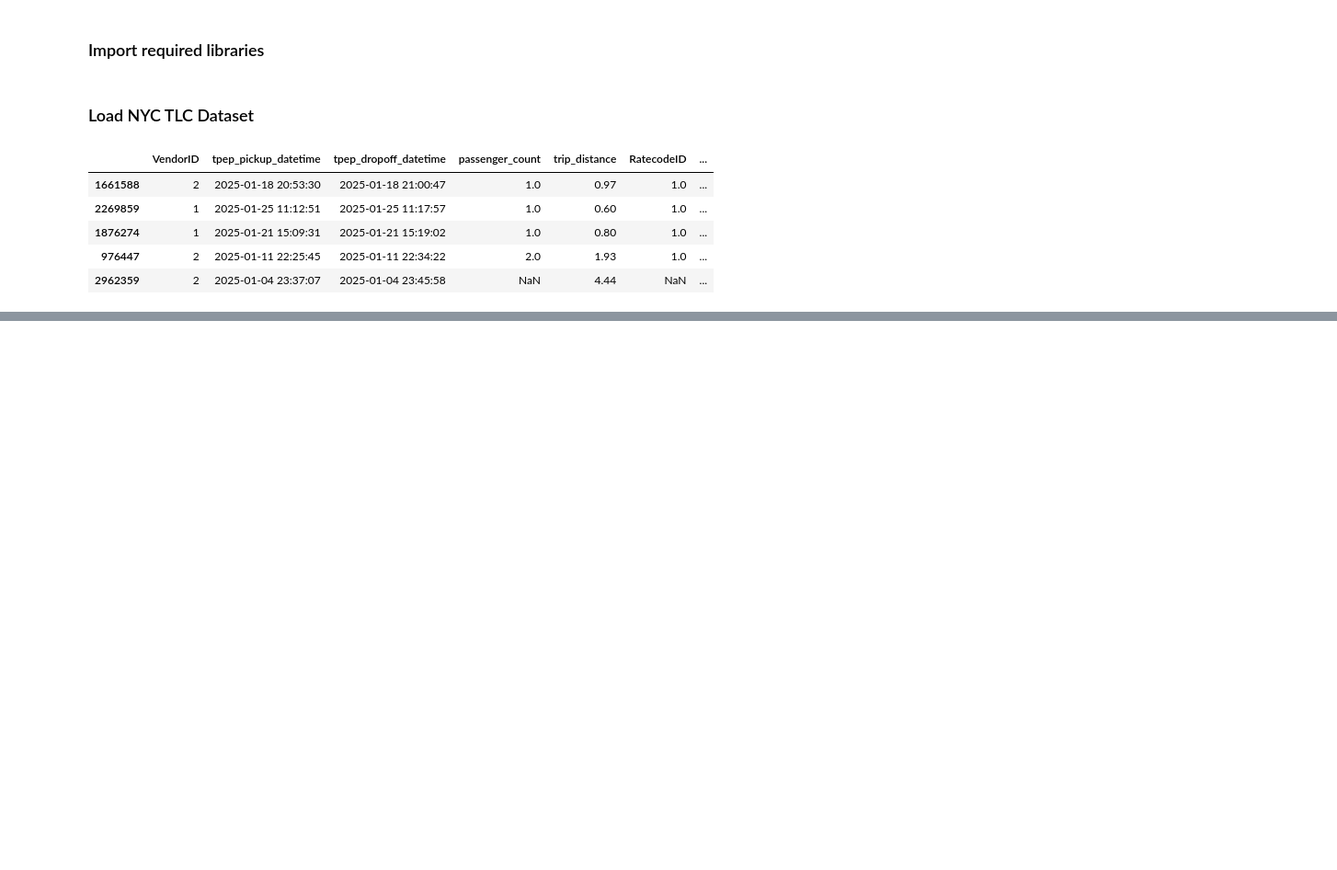
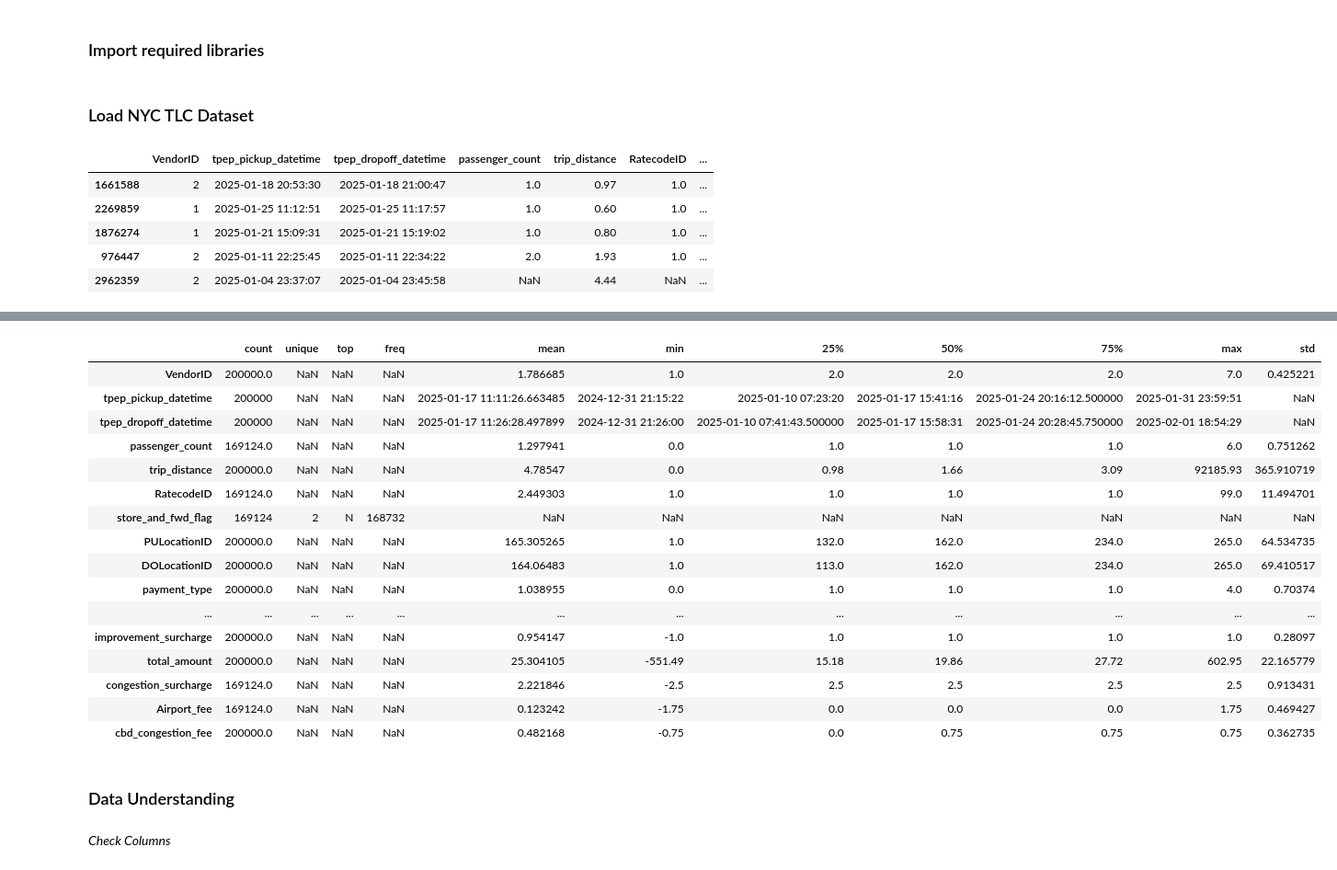
Before and after one commit to mdmohsin212/ai-ml-prep-lab, a Jupyter notebook: 04_Machine Learning/regression.ipynb, the cells around one changed output, grey strips where cells are left out. Shown at 92% size. Cells and saved outputs as stored; diff of their text form; code cells hidden in the pictures; blank space fills up the shorter version.

Commit message:
Check Data Quality by different operations

```diff
--- a/04_Machine Learning/regression.ipynb
+++ b/04_Machine Learning/regression.ipynb
@@ -53,0 +77,24 @@ df.head()
+# %%
+df.describe(include="all").T
+# %% [output]
+|  | count | unique | top | freq | mean | min | 25% | 50% | 75% | max | std |
+| VendorID | 200000.0 | NaN | NaN | NaN | 1.786685 | 1.0 | 2.0 | 2.0 | 2.0 | 7.0 | 0.425221 |
+| tpep_pickup_datetime | 200000 | NaN | NaN | NaN | 2025-01-17 11:11:26.663485 | 2024-12-31 21:15:22 | 2025-01-10 07:23:20 | 2025-01-17 15:41:16 | 2025-01-24 20:16:12.500000 | 2025-01-31 23:59:51 | NaN |
+| tpep_dropoff_datetime | 200000 | NaN | NaN | NaN | 2025-01-17 11:26:28.497899 | 2024-12-31 21:26:00 | 2025-01-10 07:41:43.500000 | 2025-01-17 15:58:31 | 2025-01-24 20:28:45.750000 | 2025-02-01 18:54:29 | NaN |
+| passenger_count | 169124.0 | NaN | NaN | NaN | 1.297941 | 0.0 | 1.0 | 1.0 | 1.0 | 6.0 | 0.751262 |
+| trip_distance | 200000.0 | NaN | NaN | NaN | 4.78547 | 0.0 | 0.98 | 1.66 | 3.09 | 92185.93 | 365.910719 |
+| RatecodeID | 169124.0 | NaN | NaN | NaN | 2.449303 | 1.0 | 1.0 | 1.0 | 1.0 | 99.0 | 11.494701 |
+| store_and_fwd_flag | 169124 | 2 | N | 168732 | NaN | NaN | NaN | NaN | NaN | NaN | NaN |
+| PULocationID | 200000.0 | NaN | NaN | NaN | 165.305265 | 1.0 | 132.0 | 162.0 | 234.0 | 265.0 | 64.534735 |
+| DOLocationID | 200000.0 | NaN | NaN | NaN | 164.06483 | 1.0 | 113.0 | 162.0 | 234.0 | 265.0 | 69.410517 |
+| payment_type | 200000.0 | NaN | NaN | NaN | 1.038955 | 0.0 | 1.0 | 1.0 | 1.0 | 4.0 | 0.70374 |
+| ... | ... | ... | ... | ... | ... | ... | ... | ... | ... | ... | ... |
+| improvement_surcharge | 200000.0 | NaN | NaN | NaN | 0.954147 | -1.0 | 1.0 | 1.0 | 1.0 | 1.0 | 0.28097 |
+| total_amount | 200000.0 | NaN | NaN | NaN | 25.304105 | -551.49 | 15.18 | 19.86 | 27.72 | 602.95 | 22.165779 |
+| congestion_surcharge | 169124.0 | NaN | NaN | NaN | 2.221846 | -2.5 | 2.5 | 2.5 | 2.5 | 2.5 | 0.913431 |
+| Airport_fee | 169124.0 | NaN | NaN | NaN | 0.123242 | -1.75 | 0.0 | 0.0 | 0.0 | 1.75 | 0.469427 |
+| cbd_congestion_fee | 200000.0 | NaN | NaN | NaN | 0.482168 | -0.75 | 0.0 | 0.75 | 0.75 | 0.75 | 0.362735 |
+# %% [markdown]
+### Data Understanding
+# %% [markdown]
+_Check Columns_
```
Also changed, not shown: parts of 13 cells of this notebook.
